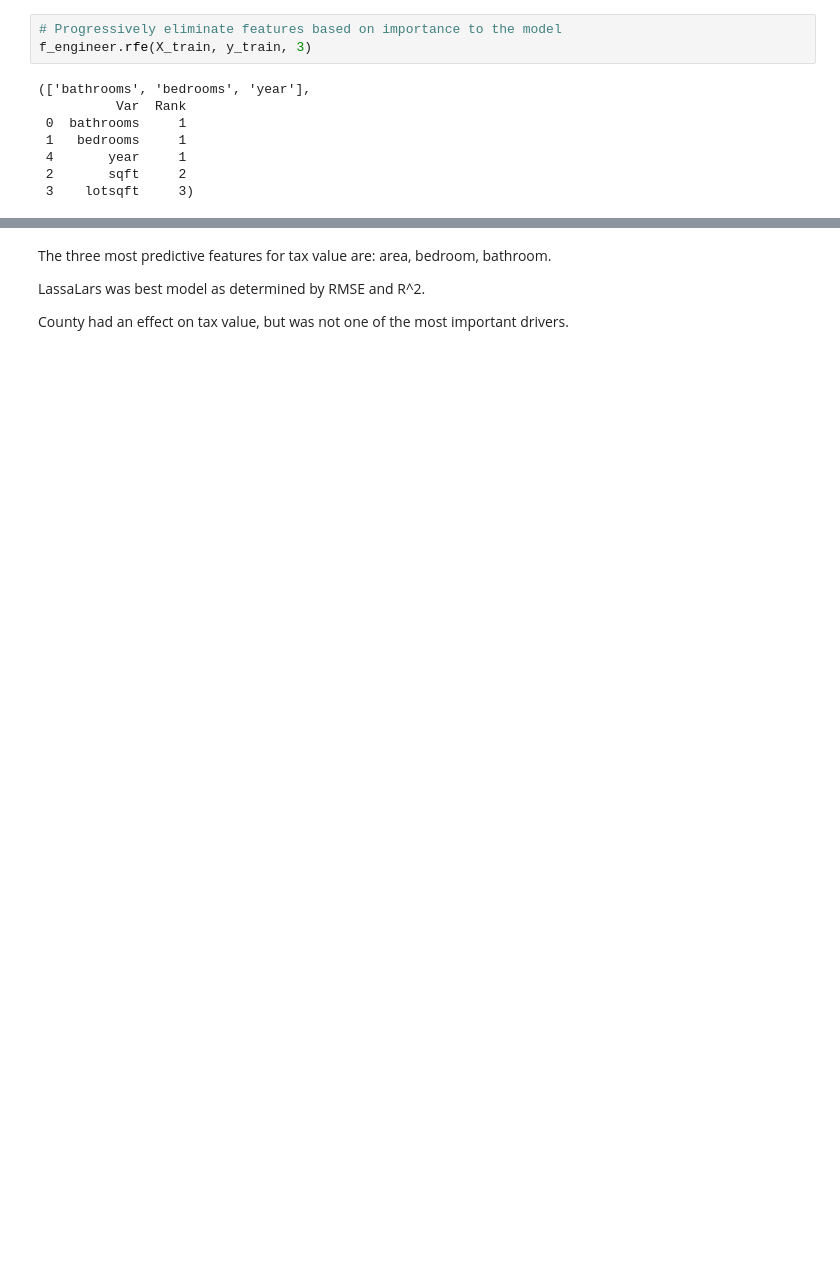
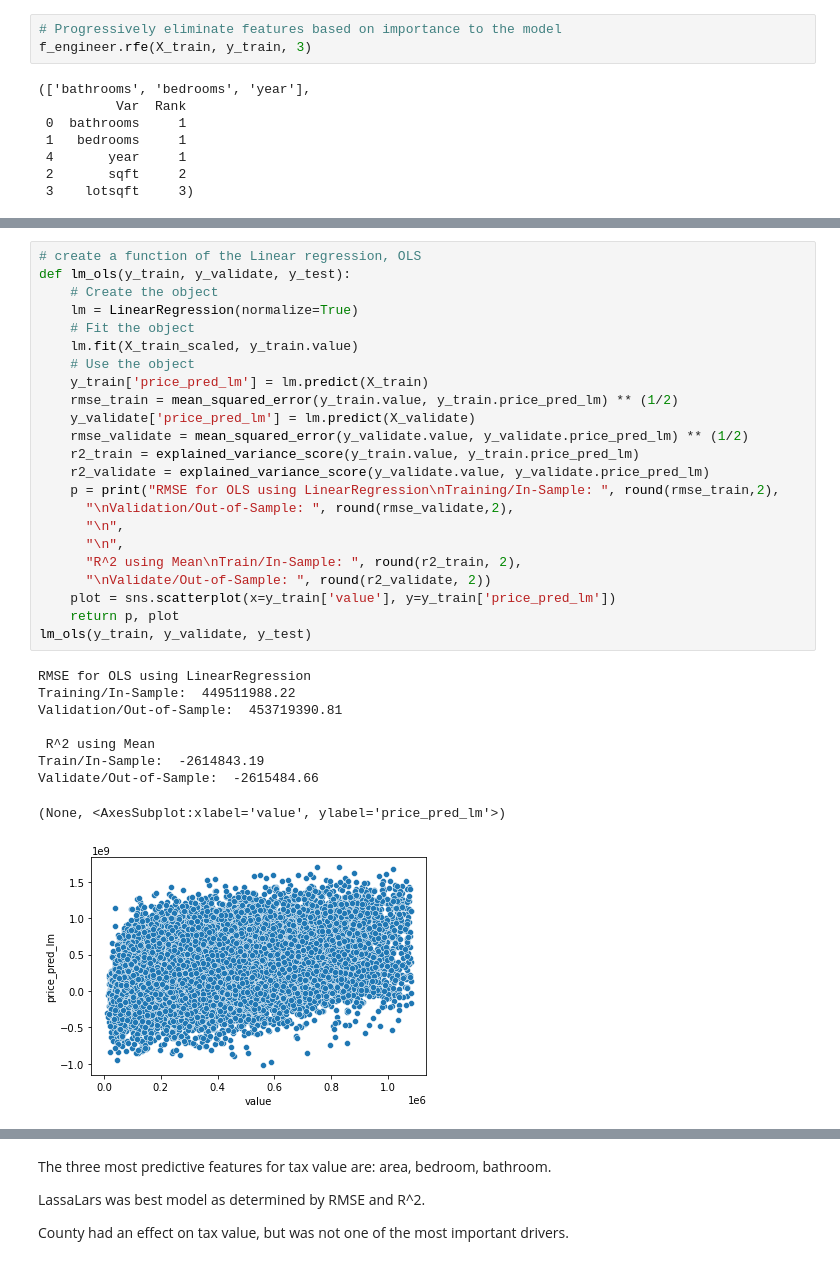
Before and after one commit to craigcalzado/regression-project, a Jupyter notebook: regression_project.ipynb, the cells around one changed output, grey strips where cells are left out. Drawn from its saved outputs; the diff is of its cells as text; blank space fills up the shorter version.

```diff
--- a/regression_project.ipynb
+++ b/regression_project.ipynb
@@ -333,3 +478,36 @@ sns.scatterplot(x=y_train['value'], y=y_train['price_pred_lm'])
+# %%
+# create a function of the Linear regression, OLS
+def lm_ols(y_train, y_validate, y_test):
+    # Create the object
+    lm = LinearRegression(normalize=True)
+    # Fit the object
+    lm.fit(X_train_scaled, y_train.value)
+    # Use the object
+    y_train['price_pred_lm'] = lm.predict(X_train)
+    rmse_train = mean_squared_error(y_train.value, y_train.price_pred_lm) ** (1/2)
+    y_validate['price_pred_lm'] = lm.predict(X_validate)
+    rmse_validate = mean_squared_error(y_validate.value, y_validate.price_pred_lm) ** (1/2)
+    r2_train = explained_variance_score(y_train.value, y_train.price_pred_lm)
+    r2_validate = explained_variance_score(y_validate.value, y_validate.price_pred_lm)
+    p = print("RMSE for OLS using LinearRegression\nTraining/In-Sample: ", round(rmse_train,2),
+      "\nValidation/Out-of-Sample: ", round(rmse_validate,2),
+      "\n",
+      "\n",
+      "R^2 using Mean\nTrain/In-Sample: ", round(r2_train, 2),
+      "\nValidate/Out-of-Sample: ", round(r2_validate, 2))
+    plot = sns.scatterplot(x=y_train['value'], y=y_train['price_pred_lm'])
+    return p, plot
+lm_ols(y_train, y_validate, y_test)
+# %% [output]
+RMSE for OLS using LinearRegression
+Training/In-Sample:  449511988.22
+Validation/Out-of-Sample:  453719390.81
+
+ R^2 using Mean
+Train/In-Sample:  -2614843.19
+Validate/Out-of-Sample:  -2615484.66
+(None, <AxesSubplot:xlabel='value', ylabel='price_pred_lm'>)
+[figure, added]
 # %%
 # Create the object
 lars = LassoLars(alpha=1)
```
Also changed, not shown: parts of 41 cells of this notebook.
